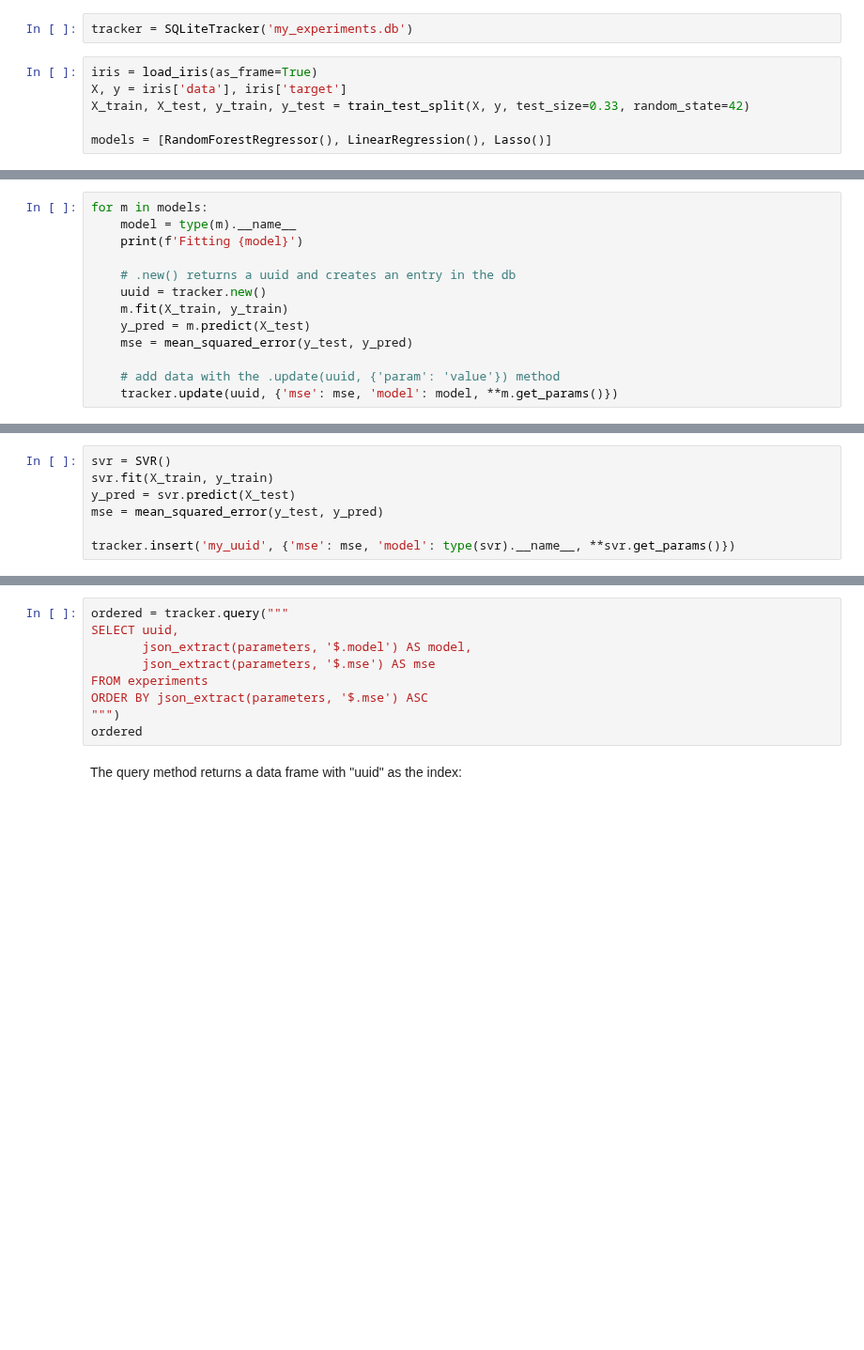
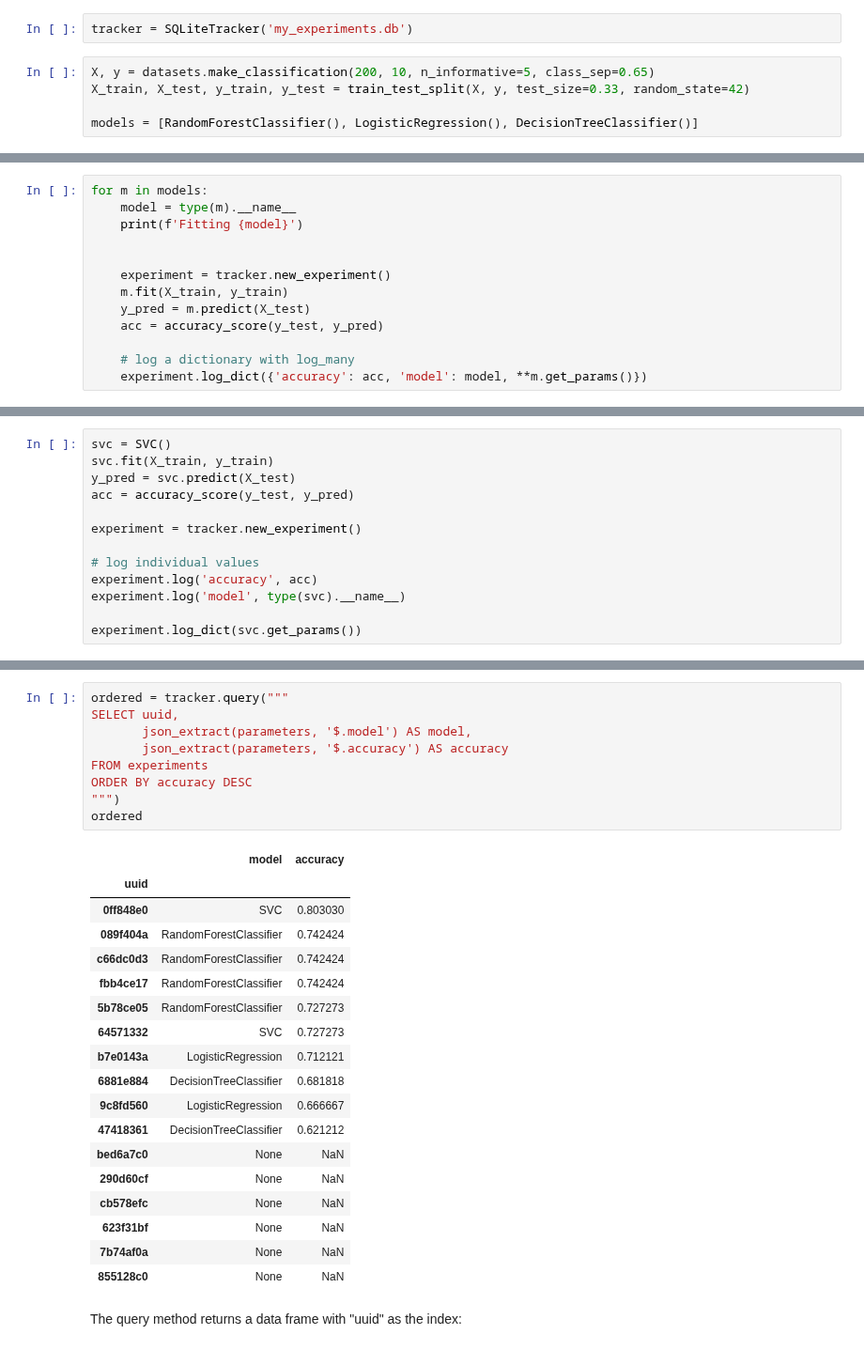
Before and after one commit to ploomber/sklearn-evaluation, a Jupyter notebook: docs/source/nbs/SQLiteTracker.ipynb, the cells around one changed output, grey strips where cells are left out. Shown at 94% size. Saved outputs shown, nothing was run; the diff lists cells and outputs as text; blank space fills up the shorter version.

Commit message:
updates SQLiteTracker tutorial

```diff
--- a/docs/source/nbs/SQLiteTracker.ipynb
+++ b/docs/source/nbs/SQLiteTracker.ipynb
@@ -14,8 +17,7 @@ from sklearn.metrics import mean_squared_error
 # %%
 tracker = SQLiteTracker('my_experiments.db')
 # %%
-iris = load_iris(as_frame=True)
-X, y = iris['data'], iris['target']
+X, y = datasets.make_classification(200, 10, n_informative=5, class_sep=0.65)
 X_train, X_test, y_train, y_test = train_test_split(X, y, test_size=0.33, random_state=42)
 
-models = [RandomForestRegressor(), LinearRegression(), Lasso()]
+models = [RandomForestClassifier(), LogisticRegression(), DecisionTreeClassifier()]
@@ -24,11 +28,11 @@ for m in models:
     model = type(m).__name__
     print(f'Fitting {model}')
 
-    # .new() returns a uuid and creates an entry in the db
-    uuid = tracker.new()
+
+    experiment = tracker.new_experiment()
     m.fit(X_train, y_train)
     y_pred = m.predict(X_test)
-    mse = mean_squared_error(y_test, y_pred)
+    acc = accuracy_score(y_test, y_pred)
 
-    # add data with the .update(uuid, {'param': 'value'}) method
-    tracker.update(uuid, {'mse': mse, 'model': model, **m.get_params()})
+    # log a dictionary with log_many
+    experiment.log_dict({'accuracy': acc, 'model': model, **m.get_params()})
@@ -37,7 +45,13 @@ Or use `.insert(uuid, params)` to supply your own ID:
 # %%
-svr = SVR()
-svr.fit(X_train, y_train)
-y_pred = svr.predict(X_test)
-mse = mean_squared_error(y_test, y_pred)
+svc = SVC()
+svc.fit(X_train, y_train)
+y_pred = svc.predict(X_test)
+acc = accuracy_score(y_test, y_pred)
 
-tracker.insert('my_uuid', {'mse': mse, 'model': type(svr).__name__, **svr.get_params()})
+experiment = tracker.new_experiment()
+
+# log individual values
+experiment.log('accuracy', acc)
+experiment.log('model', type(svc).__name__)
+
+experiment.log_dict(svc.get_params())
@@ -50,12 +93,31 @@ tracker
 # %%
 ordered = tracker.query("""
 SELECT uuid,
        json_extract(parameters, '$.model') AS model,
-       json_extract(parameters, '$.mse') AS mse
+       json_extract(parameters, '$.accuracy') AS accuracy
 FROM experiments
-ORDER BY json_extract(parameters, '$.mse') ASC
+ORDER BY accuracy DESC
 """)
 ordered
+# %% [output]
+|  | model | accuracy |
+| uuid |  |  |
+| 0ff848e0 | SVC | 0.803030 |
+| 089f404a | RandomForestClassifier | 0.742424 |
+| c66dc0d3 | RandomForestClassifier | 0.742424 |
+| fbb4ce17 | RandomForestClassifier | 0.742424 |
+| 5b78ce05 | RandomForestClassifier | 0.727273 |
+| 64571332 | SVC | 0.727273 |
+| b7e0143a | LogisticRegression | 0.712121 |
+| 6881e884 | DecisionTreeClassifier | 0.681818 |
+| 9c8fd560 | LogisticRegression | 0.666667 |
+| 47418361 | DecisionTreeClassifier | 0.621212 |
+| bed6a7c0 | None | NaN |
+| 290d60cf | None | NaN |
+| cb578efc | None | NaN |
+| 623f31bf | None | NaN |
+| 7b74af0a | None | NaN |
+| 855128c0 | None | NaN |
 # %% [markdown]
 The query method returns a data frame with "uuid" as the index:
 # %%
```
Also changed, not shown: parts of 33 cells of this notebook.
